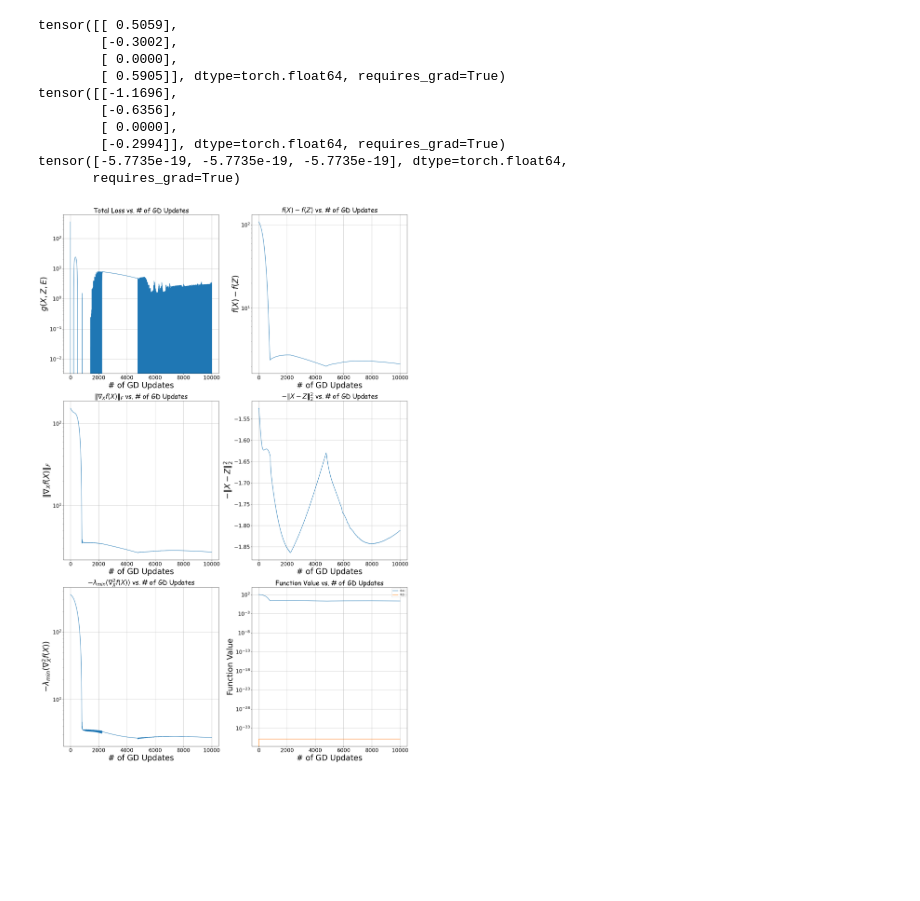
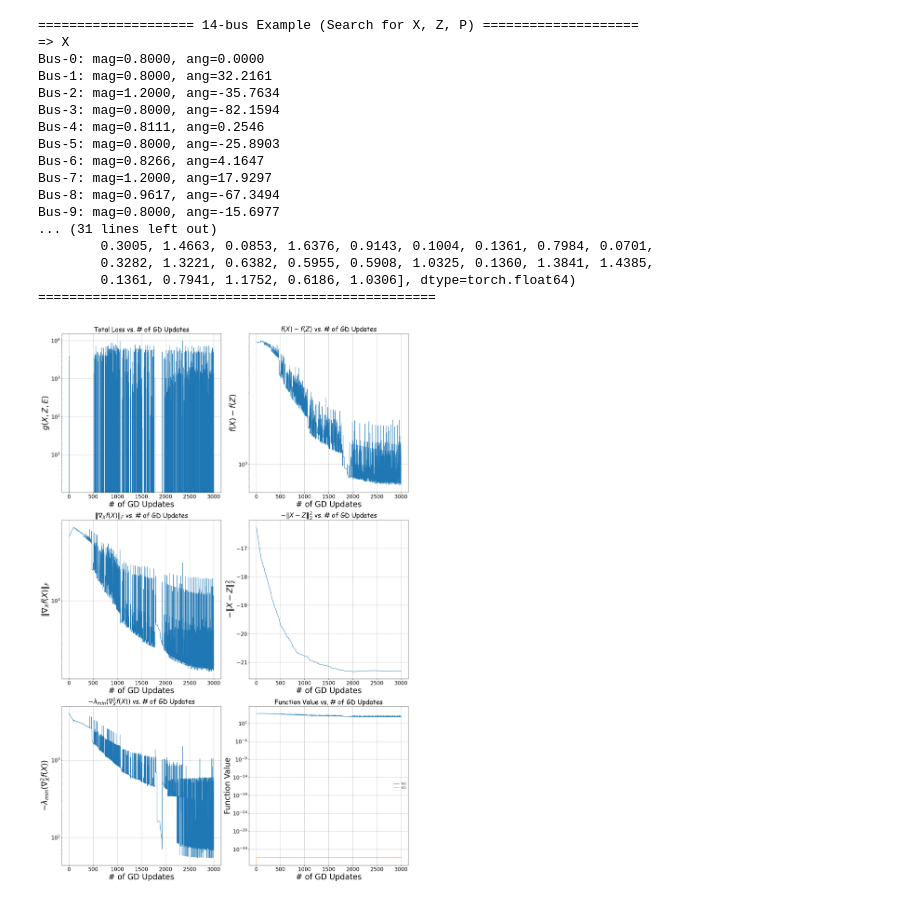
Before and after one commit to JeterHwang/matrix-completion, a Jupyter notebook: PSSE.ipynb, the cells around one changed output. Saved outputs shown, nothing was run; the diff lists cells and outputs as text; code cells hidden in the pictures; blank space fills up the shorter version.

```diff
--- a/PSSE.ipynb
+++ b/PSSE.ipynb
@@ -168,48 +340,58 @@ def search_counter(N, e_norm, Mats, z=None, loss_type='PSSE_max', optim='Adam',
 # %%
-####### 2-bus Example #######
-N           = 3        # 3 ~ 6
+####### 14-bus Example (Search for X, Z, P) #######
+top_k       = 75        # 1 ~ 122
 e_norm      = 1e-18
 device      = 'cuda:0' if torch.cuda.is_available() else 'cpu'
-coeff       = torch.tensor([10.0, 10.0], requires_grad=True)
 loss_type   = 'PSSE_max'
-optim       = 'Adam'
-iters       = 10000
-lr          = 3e-4
+optim       = 'AdamW'
+iters       = 3000
+lr          = 5e-4
 min_lr      = 5e-5
 lr_sched    = 'cosine'
 T           = 1.5
-trans_bound = (-1, -5e1)
+trans_bound = (-0.1, -5e1)
+same_seed(0)
+Mats, z = extract_measurement() # Extract the measurement matrix and the ground truth voltages
+A = create_P(Mats)
+variables = {
+    "X": None,
+    "Z": None,
+    "e": None,
+    "P": None,
+}
 
-same_seed(42)
-# z = torch.tensor([1, 0.8071, 0, -0.1893]).unsqueeze(-1)
-parameters, z_rect, P, losses = search_counter(
-    N,
+parameters, losses = search_counter(
+    variables,
+    top_k,
     e_norm,
-    bus2_mats,
-    None,
+    A,
     loss_type,
     optim,
     iters,
     lr,
     min_lr,
     lr_sched,
     T,
     trans_bound
 )
-x, e, z = parameters[0], parameters[1], parameters[2]
-print(x)
-print(z)
-print(e)
+print_busses("14-bus Example (Search for X, Z, P)", parameters)
 plot_loss(losses)
 # %% [output]
-tensor([[ 0.5059],
-        [-0.3002],
-        [ 0.0000],
-        [ 0.5905]], dtype=torch.float64, requires_grad=True)
-tensor([[-1.1696],
-        [-0.6356],
-        [ 0.0000],
-        [-0.2994]], dtype=torch.float64, requires_grad=True)
-tensor([-5.7735e-19, -5.7735e-19, -5.7735e-19], dtype=torch.float64,
-       requires_grad=True)
+==================== 14-bus Example (Search for X, Z, P) ====================
+=> X
+Bus-0: mag=0.8000, ang=0.0000
+Bus-1: mag=0.8000, ang=32.2161
+Bus-2: mag=1.2000, ang=-35.7634
+Bus-3: mag=0.8000, ang=-82.1594
+Bus-4: mag=0.8111, ang=0.2546
+Bus-5: mag=0.8000, ang=-25.8903
+Bus-6: mag=0.8266, ang=4.1647
+Bus-7: mag=1.2000, ang=17.9297
+Bus-8: mag=0.9617, ang=-67.3494
+Bus-9: mag=0.8000, ang=-15.6977
+... (31 lines left out)
+        0.3005, 1.4663, 0.0853, 1.6376, 0.9143, 0.1004, 0.1361, 0.7984, 0.0701,
+        0.3282, 1.3221, 0.6382, 0.5955, 0.5908, 1.0325, 0.1360, 1.3841, 1.4385,
+        0.1361, 0.7941, 1.1752, 0.6186, 1.0306], dtype=torch.float64)
+===================================================
-[figure, old version]
+[figure, new version]
```
Also changed, not shown: parts of 8 cells of this notebook, 9 other files.
